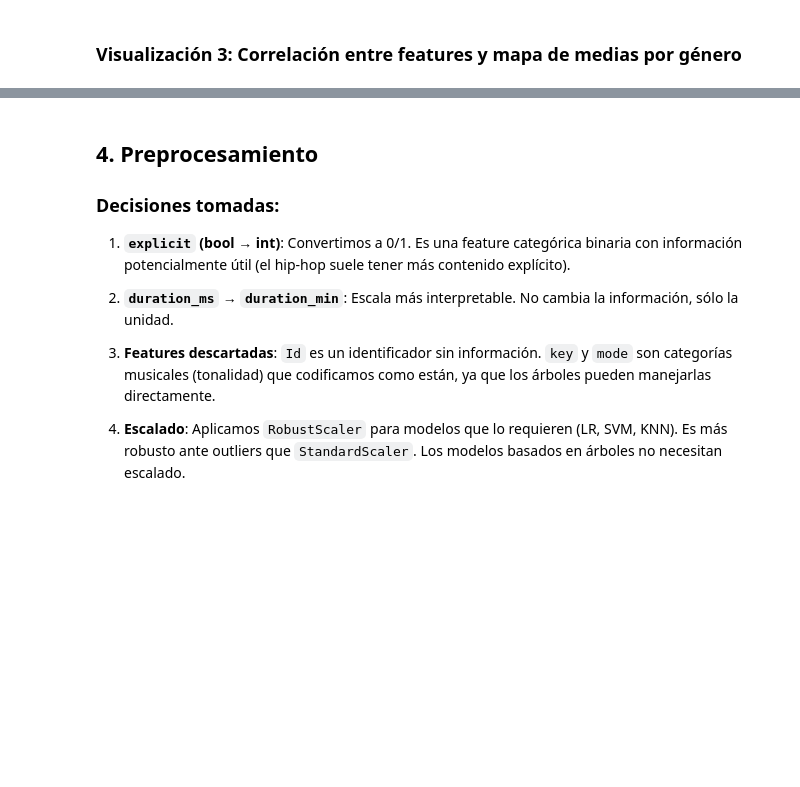
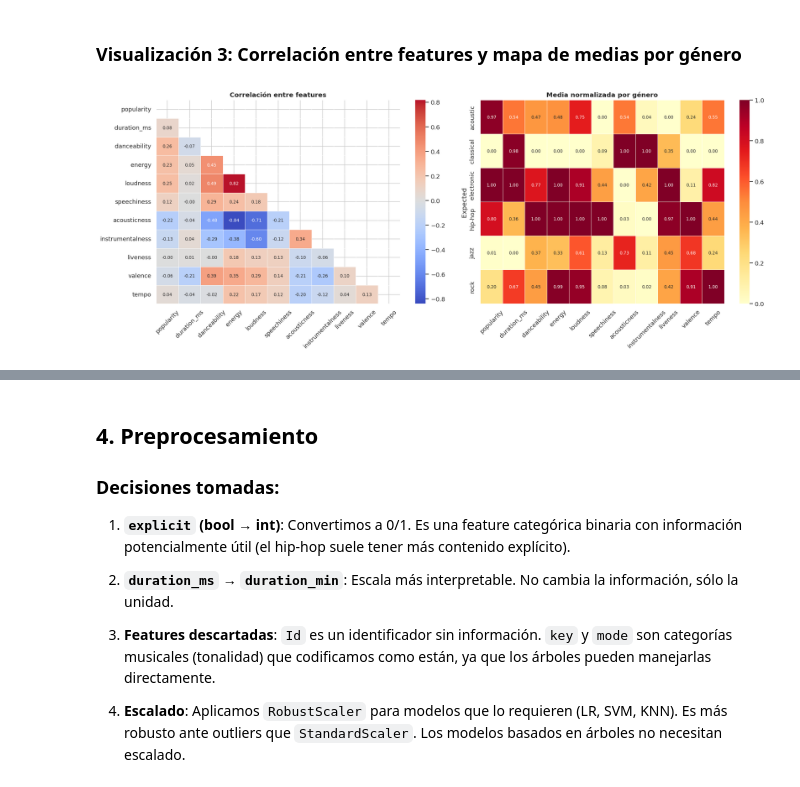
Before and after one commit to juanignacioelosegui/td-vi, a Jupyter notebook: 1S-2026/tp/2/tp.ipynb, the cells around one changed output, grey strips where cells are left out. Cells and saved outputs as stored; diff of their text form; code cells hidden in the pictures; blank space fills up the shorter version.

```diff
--- a/1S-2026/tp/2/tp.ipynb
+++ b/1S-2026/tp/2/tp.ipynb
@@ -128,35 +159,28 @@ Observaciones:
 # %%
 numeric_features = ['popularity', 'duration_ms', 'danceability', 'energy',
                     'loudness', 'speechiness', 'acousticness',
                     'instrumentalness', 'liveness', 'valence', 'tempo']
 
 fig, axes = plt.subplots(1, 2, figsize=(18, 7))
 
 # Heatmap de correlación
 corr = train[numeric_features].corr()
 mask = np.triu(np.ones_like(corr, dtype=bool))
 sns.heatmap(corr, ax=axes[0], mask=mask, annot=True, fmt='.2f',
             cmap='coolwarm', center=0, linewidths=0.5, annot_kws={'size': 8})
 axes[0].set_title('Correlación entre features', fontsize=12, fontweight='bold')
 axes[0].tick_params(axis='x', rotation=45)
 
 # Heatmap de medias por género (normalizado)
 genre_means = train.groupby('Expected')[numeric_features].mean()
 genre_means_norm = (genre_means - genre_means.min()) / (genre_means.max() - genre_means.min())
 sns.heatmap(genre_means_norm, ax=axes[1], annot=True, fmt='.2f',
             cmap='YlOrRd', linewidths=0.5, annot_kws={'size': 8})
 axes[1].set_title('Media normalizada por género', fontsize=12, fontweight='bold')
 axes[1].tick_params(axis='x', rotation=45)
 
 plt.tight_layout()
 plt.savefig('viz3_heatmaps.png', bbox_inches='tight')
 plt.show()
-
-print("""
-Observaciones:
-- energy y loudness tienen correlación alta (0.73): ambas capturan 'intensidad'.
-- acousticness y energy correlacionan negativamente (-0.65): tiene sentido físico.
-- classical: alta instrumentalness, baja speechiness, baja danceability.
-- hip-hop: alta speechiness, alta danceability, baja acousticness.
-- electronic: alta energy, alta danceability, baja acousticness.
-""")
+# %% [output]
+[figure, added]
```
Also changed, not shown: parts of 22 cells of this notebook, 6 other files.
